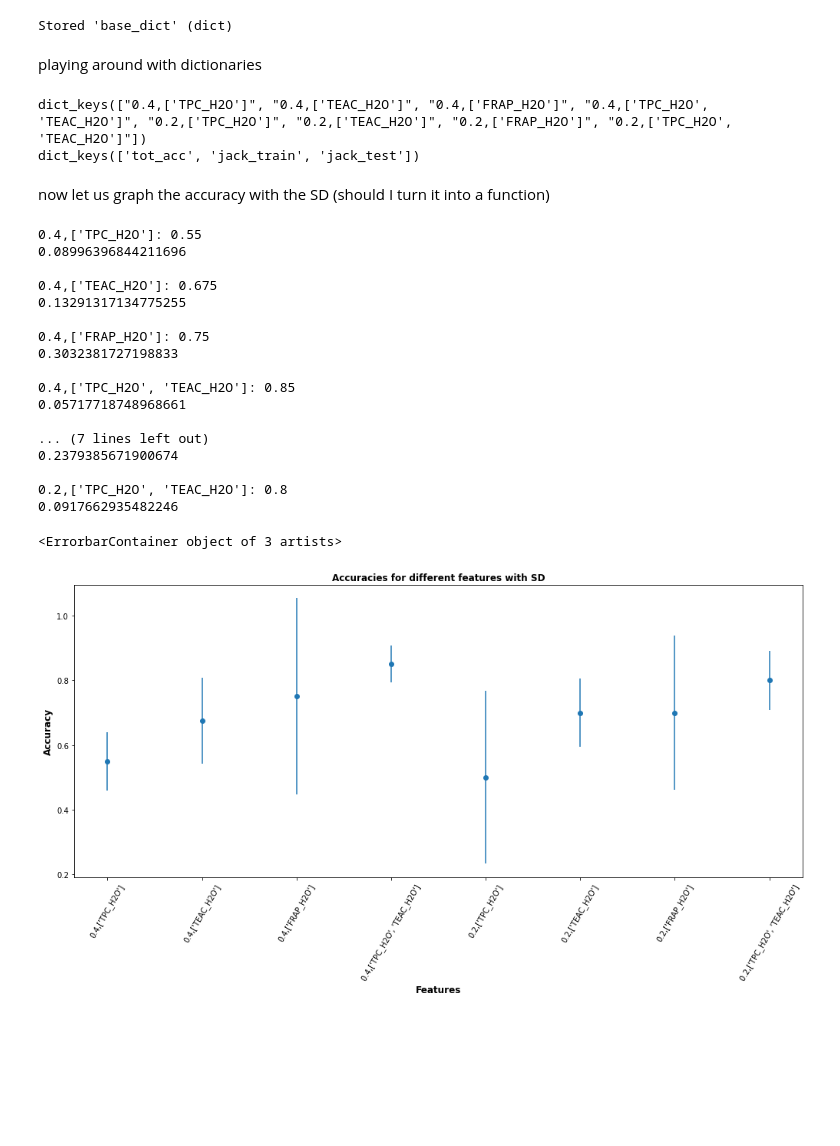
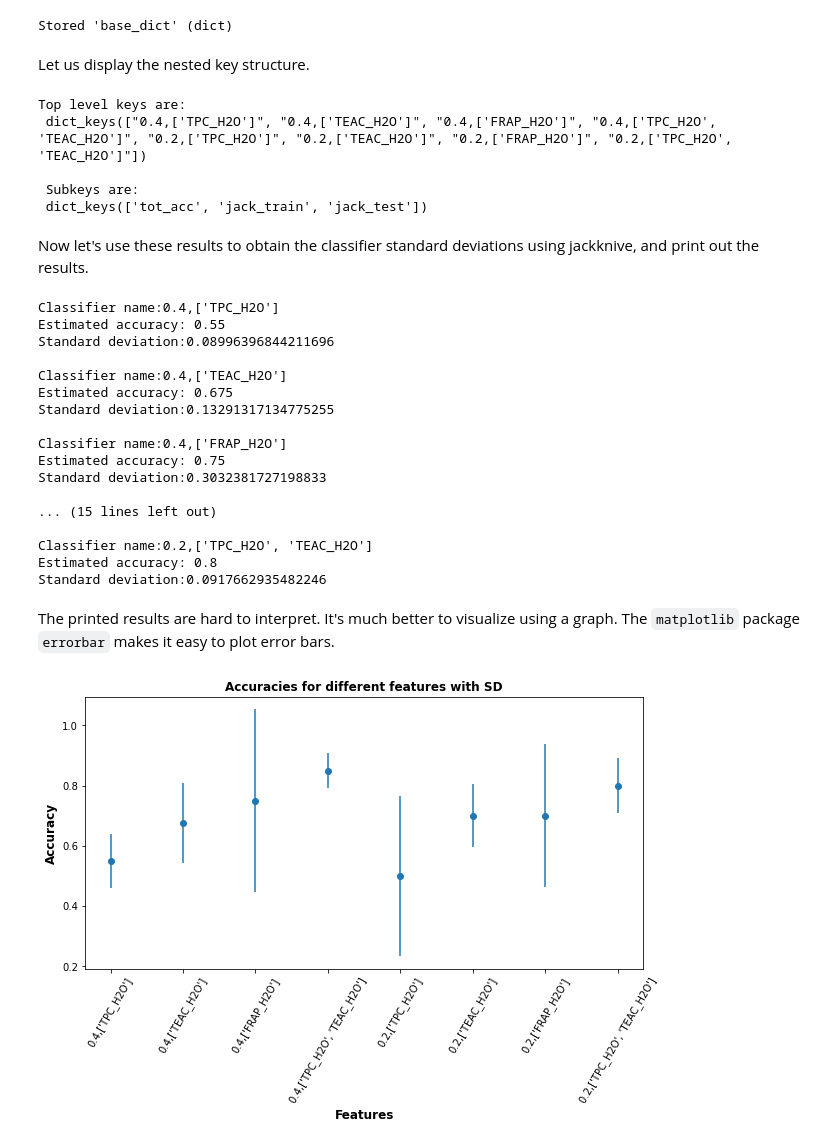
Before and after one commit to Hack4Dev/rooibosTea_classification, a Jupyter notebook: rooibos/stats_classification.ipynb, the cells around one changed output. Saved outputs shown, nothing was run; the diff lists cells and outputs as text; code cells hidden in the pictures; blank space fills up the shorter version.

```diff
--- a/rooibos/stats_classification.ipynb
+++ b/rooibos/stats_classification.ipynb
@@ -215,57 +220,69 @@ for s in splits:
 # %% [output]
 Stored 'base_dict' (dict)
 # %% [markdown]
-playing around with dictionaries
+Let us display the nested key structure.
 # %%
-print(base_dict.keys())
+print("Top level keys are:\n", base_dict.keys())
 key = list(base_dict.keys())[0]
-print( base_dict[key].keys() )
+
+print("\n Subkeys are:\n",base_dict[key].keys() )
 # %% [output]
-dict_keys(["0.4,['TPC_H2O']", "0.4,['TEAC_H2O']", "0.4,['FRAP_H2O']", "0.4,['TPC_H2O', 'TEAC_H2O']", "0.2,['TPC_H2O']", "0.2,['TEAC_H2O']", "0.2,['FRAP_H2O']", "0.2,['TPC_H2O', 'TEAC_H2O']"])
-dict_keys(['tot_acc', 'jack_train', 'jack_test'])
+Top level keys are:
+ dict_keys(["0.4,['TPC_H2O']", "0.4,['TEAC_H2O']", "0.4,['FRAP_H2O']", "0.4,['TPC_H2O', 'TEAC_H2O']", "0.2,['TPC_H2O']", "0.2,['TEAC_H2O']", "0.2,['FRAP_H2O']", "0.2,['TPC_H2O', 'TEAC_H2O']"])
+
+ Subkeys are:
+ dict_keys(['tot_acc', 'jack_train', 'jack_test'])
 # %% [markdown]
-now let us graph the accuracy with the SD (should I turn it into a function)
+Now let's use these results to obtain the classifier standard deviations using jackknive, and print out the results.
 # %%
+# The following code implements jackknife
+from source.calculate_jack import jack_SD
+
 acc_arr = []
 sd_arr = []
 
 
 for key in base_dict.keys():
 
-    print( str(key)+": "+str(base_dict[key][ 'tot_acc' ] ))
+
     acc_arr.append(base_dict[key][ 'tot_acc' ]) # append total accuarcy to an array
     sd_train = jack_SD( np.zeros( len(base_dict[key][ 'jack_train' ]) ), base_dict[key][ 'jack_train' ])[0]
     sd_test = jack_SD( np.zeros( len(base_dict[key][ 'jack_test' ]) ), base_dict[key][ 'jack_test' ])[0]
     sd = np.sqrt( np.array((sd_train**2)) + np.array((sd_test**2)))
-    sd_arr.append(sd) # append sd_arr to an array
+    sd_arr.append(sd) # append sd to array of standard deviations
 
-    print(sd)
+    # (Optional) print accuracy and standard deviation for each classifier
+    print( "Classifier name:"+str(key) )
+    print( "Estimated accuracy: " + str(base_dict[key][ 'tot_acc' ] ))
+    print("Standard deviation:"+str(sd))
     print()
 # %% [output]
-0.4,['TPC_H2O']: 0.55
-0.08996396844211696
+Classifier name:0.4,['TPC_H2O']
+Estimated accuracy: 0.55
+Standard deviation:0.08996396844211696
 
-0.4,['TEAC_H2O']: 0.675
-0.13291317134775255
+Classifier name:0.4,['TEAC_H2O']
+Estimated accuracy: 0.675
+Standard deviation:0.13291317134775255
 
-0.4,['FRAP_H2O']: 0.75
-0.3032381727198833
+Classifier name:0.4,['FRAP_H2O']
+Estimated accuracy: 0.75
+Standard deviation:0.3032381727198833
 
-0.4,['TPC_H2O', 'TEAC_H2O']: 0.85
-0.05717718748968661
+... (15 lines left out)
 
-... (7 lines left out)
-0.2379385671900674
-
-0.2,['TPC_H2O', 'TEAC_H2O']: 0.8
-0.0917662935482246
+Classifier name:0.2,['TPC_H2O', 'TEAC_H2O']
+Estimated accuracy: 0.8
+Standard deviation:0.0917662935482246
+# %% [markdown]
+The printed results are hard to interpret. It's much better to visualize using a graph. The `matplotlib` package `errorbar` makes it easy to plot error bars.
 # %%
-plt.figure(figsize=(17 , 7))
+plt.figure(figsize=(10 , 5))
 plt.title( "Accuracies for different features with SD", fontweight ='bold', fontsize =12)
 plt.xlabel("Features", fontweight ='bold', fontsize =12)
 plt.xticks(rotation = 60) # Rotates X-Axis Ticks by 45-degrees
 plt.ylabel("Accuracy", fontweight ='bold', fontsize =12)
 plt.errorbar( list(base_dict.keys()), acc_arr, sd_arr, fmt='o')
+plt.show()
 # %% [output]
-<ErrorbarContainer object of 3 artists>
-[figure, old version]
+[figure, new version]
```
Also changed, not shown: parts of 21 cells of this notebook, 1 other file.
